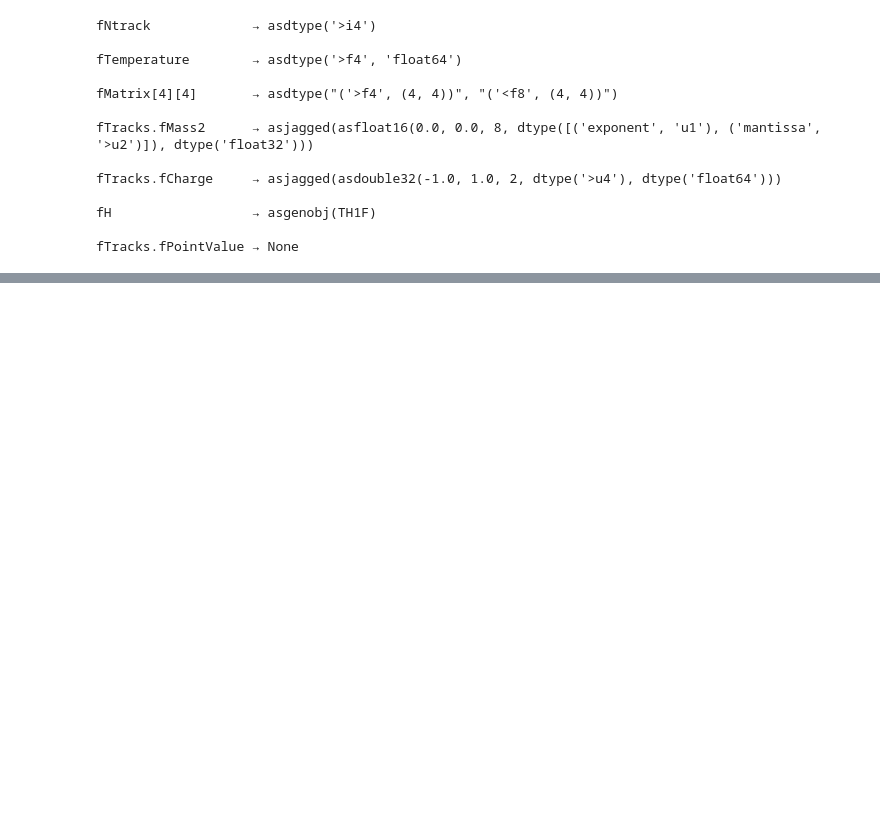
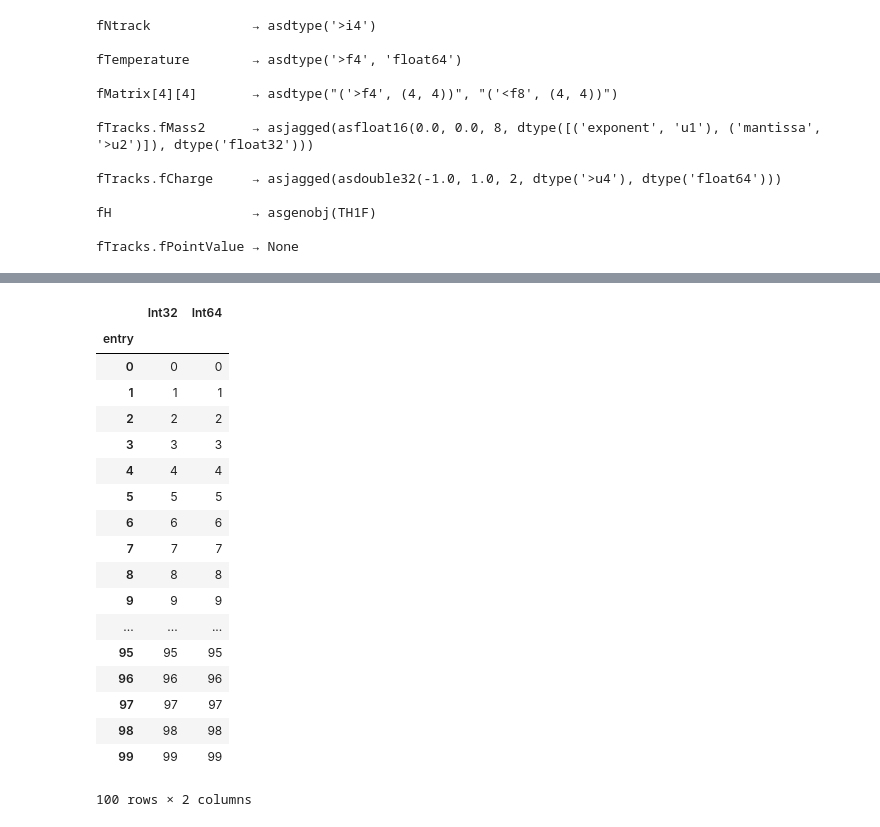
Before and after one commit to jpivarski-talks/2019-05-28-lpchats-numpy-uproot-awkward, a Jupyter notebook: 04-basic-uproot.ipynb, the cells around one changed output, grey strips where cells are left out. Saved outputs shown, nothing was run; the diff lists cells and outputs as text; code cells hidden in the pictures; blank space fills up the shorter version.

```diff
--- a/04-basic-uproot.ipynb
+++ b/04-basic-uproot.ipynb
@@ -529,0 +625,26 @@ fTracks.fPointValue → None
+# %%
+# The output doesn't need to be a dict at all: specify any container type.
+
+import pandas
+
+tree.arrays(["Int32", "Int64"], outputtype=pandas.DataFrame)
+# %% [output]
+|  | Int32 | Int64 |
+| entry |  |  |
+| 0 | 0 | 0 |
+| 1 | 1 | 1 |
+| 2 | 2 | 2 |
+| 3 | 3 | 3 |
+| 4 | 4 | 4 |
+| 5 | 5 | 5 |
+| 6 | 6 | 6 |
+| 7 | 7 | 7 |
+| 8 | 8 | 8 |
+| 9 | 9 | 9 |
+| ... | ... | ... |
+| 95 | 95 | 95 |
+| 96 | 96 | 96 |
+| 97 | 97 | 97 |
+| 98 | 98 | 98 |
+| 99 | 99 | 99 |
+100 rows × 2 columns
```
Also changed, not shown: parts of 15 cells of this notebook.
